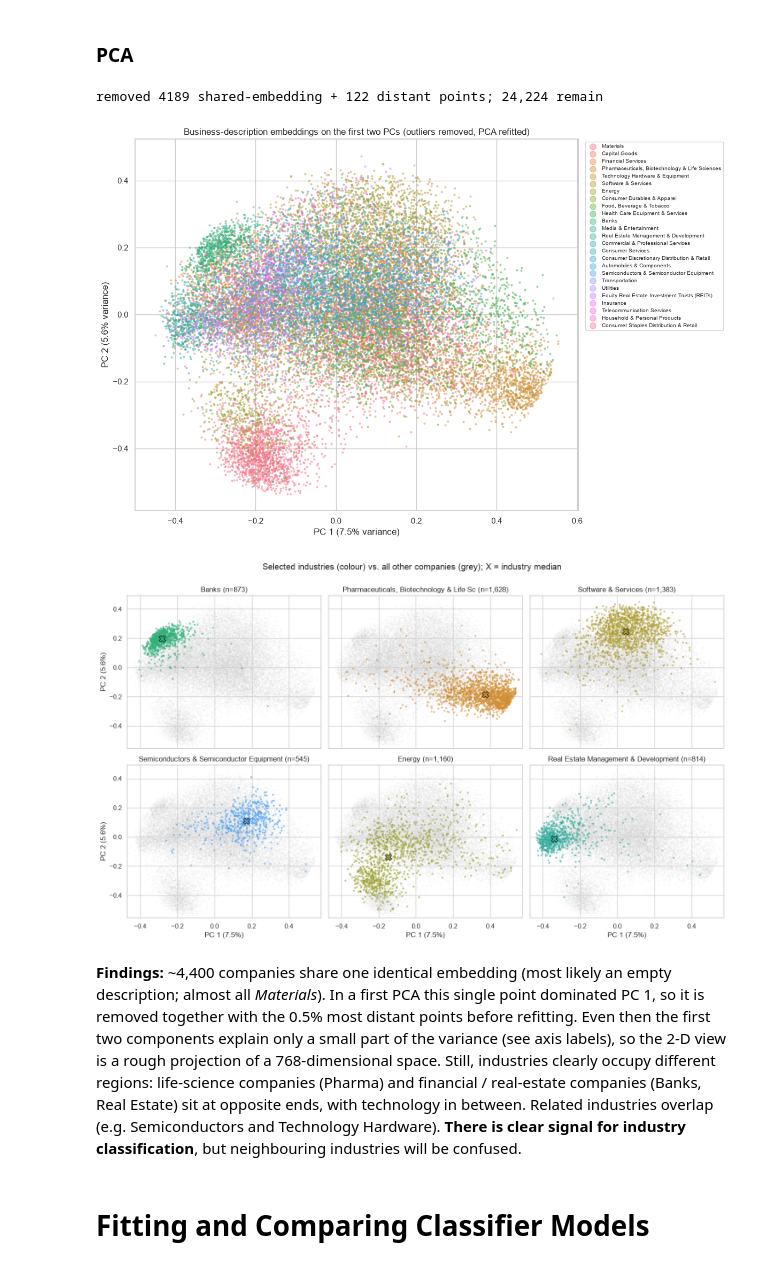
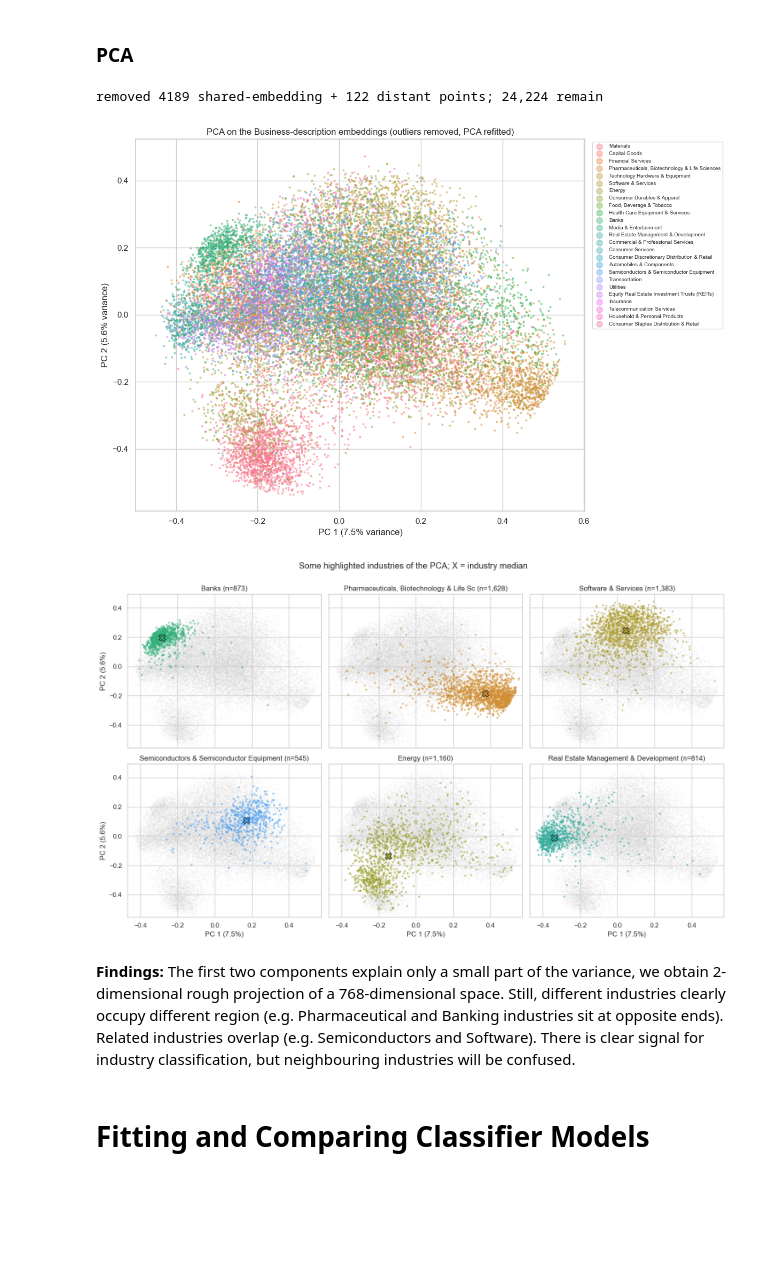
Before and after one commit to adevantery/fods2026, a Jupyter notebook: Practical_task_1/task1.1.ipynb, the cells around one changed output. Cells and saved outputs as stored; diff of their text form; code cells hidden in the pictures; blank space fills up the shorter version.

```diff
--- a/Practical_task_1/task1.1.ipynb
+++ b/Practical_task_1/task1.1.ipynb
@@ -87,29 +95,29 @@ Accuracy and weighted F1 are therefore dominated by the large classes, so we als
 # %%
 # PCA without outliers
 # 1) drop the identical "empty description" embeddings
 shared = df_train.business_description_embedding.duplicated(keep=False).values
 X_c, ind_c = X_train[~shared], df_train.industry.values[~shared]
 
 # 2) refit PCA on the clean data, then trim points far from the bulk (robust, median-based)
 pca_c = PCA(n_components=2).fit(X_c)
 Z_c = pca_c.transform(X_c)
 dist = np.linalg.norm(Z_c - np.median(Z_c, axis=0), axis=1)
 inlier = dist <= np.quantile(dist, 0.995)          # drop the 0.5% most distant points
 Z_c, ind_c = Z_c[inlier], ind_c[inlier]
 ev_c = 100 * pca_c.explained_variance_ratio_
 print(f"removed {shared.sum()} shared-embedding + {(~inlier).sum()} distant points; {len(Z_c):,} remain")
 
 fig, ax = plt.subplots(figsize=(12, 8))
 for ind in counts.index:                            # large classes first, small classes on top
     m = ind_c == ind
     ax.scatter(Z_c[m, 0], Z_c[m, 1], s=4, alpha=0.4, color=palette[ind], label=ind)
 ax.set(xlabel=f"PC 1 ({ev_c[0]:.1f}% variance)", ylabel=f"PC 2 ({ev_c[1]:.1f}% variance)",
-       title="Business-description embeddings on the first two PCs (outliers removed, PCA refitted)")
+       title="PCA on the Business-description embeddings (outliers removed, PCA refitted)")
 ax.legend(markerscale=4, fontsize=7, bbox_to_anchor=(1.01, 1), loc="upper left")
 plt.tight_layout(); plt.show()
 # %% [output]
 removed 4189 shared-embedding + 122 distant points; 24,224 remain
-[figure, old version]
+[figure, new version]
 # %%
 # Highlight a few industries against all others (uses the cleaned PCA from the previous cell)
 show = ["Banks",
@@ -134,19 +142,14 @@ for ax in axes[-1]:
     ax.set_xlabel(f"PC 1 ({ev_c[0]:.1f}%)")
 for ax in axes[:, 0]:
     ax.set_ylabel(f"PC 2 ({ev_c[1]:.1f}%)")
-fig.suptitle("Selected industries (colour) vs. all other companies (grey); X = industry median", y=1.00)
+fig.suptitle(" Some highlighted industries of the PCA; X = industry median", y=1.00)
 plt.tight_layout(); plt.show()
 # %% [output]
-[figure, old version]
+[figure, new version]
 # %% [markdown]
 
-**Findings:** ~4,400 companies share one identical embedding (most likely an empty description; almost all
-*Materials*). In a first PCA this single point dominated PC 1, so it is removed together with the 0.5% most
-distant points before refitting. Even then the first two components explain only a small part of the variance
-(see axis labels), so the 2-D view is a rough projection of a 768-dimensional space. Still, industries clearly
-occupy different regions: life-science companies (Pharma) and financial / real-estate companies (Banks, Real
-Estate) sit at opposite ends, with technology in between. Related industries overlap (e.g. Semiconductors and
-Technology Hardware). **There is clear signal for industry classification**, but neighbouring industries will be confused.
+**Findings:** The first two components explain only a small part of the variance, we obtain 2-dimensional rough projection of a 768-dimensional space. Still, different industries clearly
+occupy different region (e.g. Pharmaceutical and Banking industries sit at opposite ends). Related industries overlap (e.g. Semiconductors and Software). There is clear signal for industry classification, but neighbouring industries will be confused.
 # %% [markdown]
 # Fitting and Comparing Classifier Models
 # %% [markdown]
```
Also changed, not shown: parts of 22 cells of this notebook.
